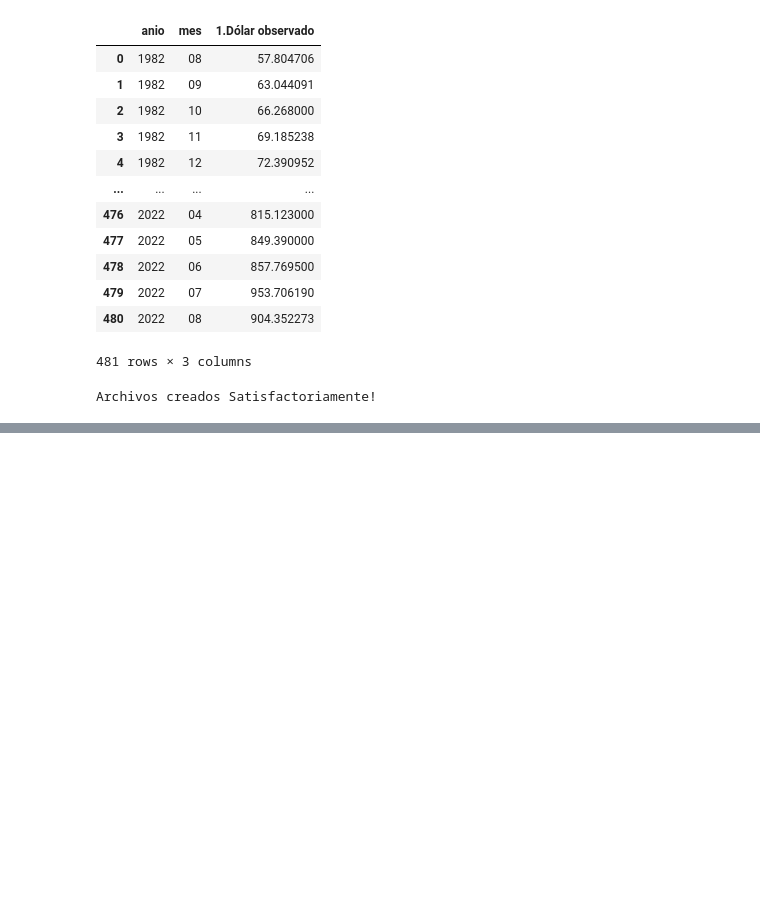
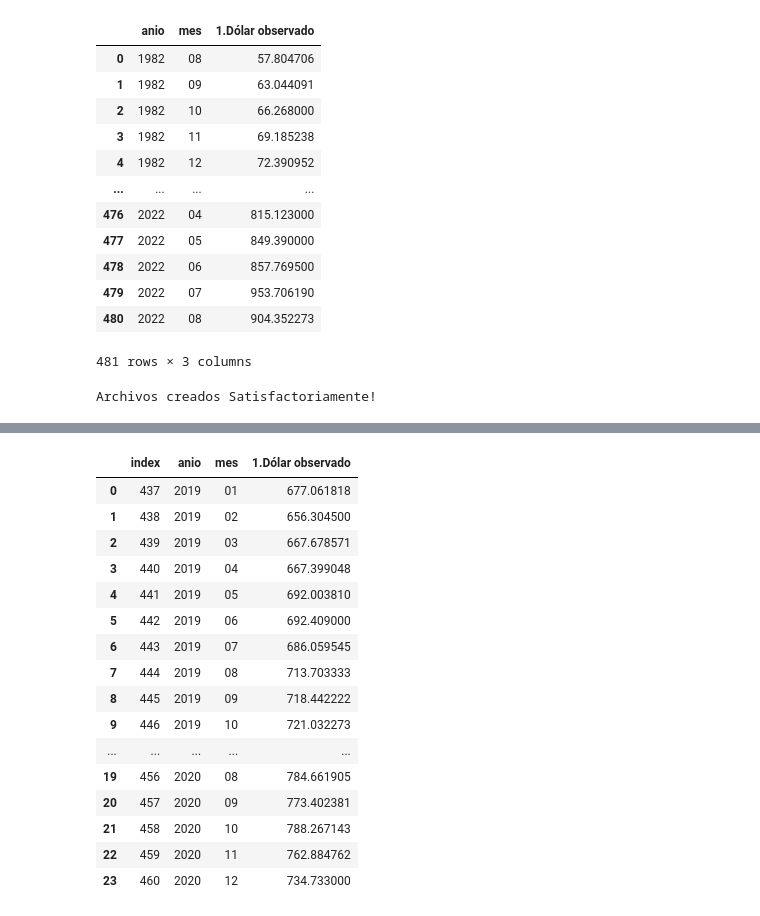
Before and after one commit to vmlandae/tarea1-add, a Jupyter notebook: notebooks/3_nb_Raveuxcl.ipynb, the cells around one changed output, grey strips where cells are left out. Cells and saved outputs as stored; diff of their text form; code cells hidden in the pictures; blank space fills up the shorter version.

```diff
--- a/notebooks/3_nb_Raveuxcl.ipynb
+++ b/notebooks/3_nb_Raveuxcl.ipynb
@@ -534,0 +540,22 @@ Archivos creados Satisfactoriamente!
+# %%
+df_bc_2019_2020 = dolar_bc_general[dolar_bc_general.anio.isin(["2019","2020"])]
+df_bc_2019_2020 = df_bc_2019_2020.reset_index()
+df_bc_2019_2020
+# %% [output]
+|  | index | anio | mes | 1.Dólar observado |
+| 0 | 437 | 2019 | 01 | 677.061818 |
+| 1 | 438 | 2019 | 02 | 656.304500 |
+| 2 | 439 | 2019 | 03 | 667.678571 |
+| 3 | 440 | 2019 | 04 | 667.399048 |
+| 4 | 441 | 2019 | 05 | 692.003810 |
+| 5 | 442 | 2019 | 06 | 692.409000 |
+| 6 | 443 | 2019 | 07 | 686.059545 |
+| 7 | 444 | 2019 | 08 | 713.703333 |
+| 8 | 445 | 2019 | 09 | 718.442222 |
+| 9 | 446 | 2019 | 10 | 721.032273 |
+| ... | ... | ... | ... | ... |
+| 19 | 456 | 2020 | 08 | 784.661905 |
+| 20 | 457 | 2020 | 09 | 773.402381 |
+| 21 | 458 | 2020 | 10 | 788.267143 |
+| 22 | 459 | 2020 | 11 | 762.884762 |
+| 23 | 460 | 2020 | 12 | 734.733000 |
```
Also changed, not shown: parts of 2 cells of this notebook.
